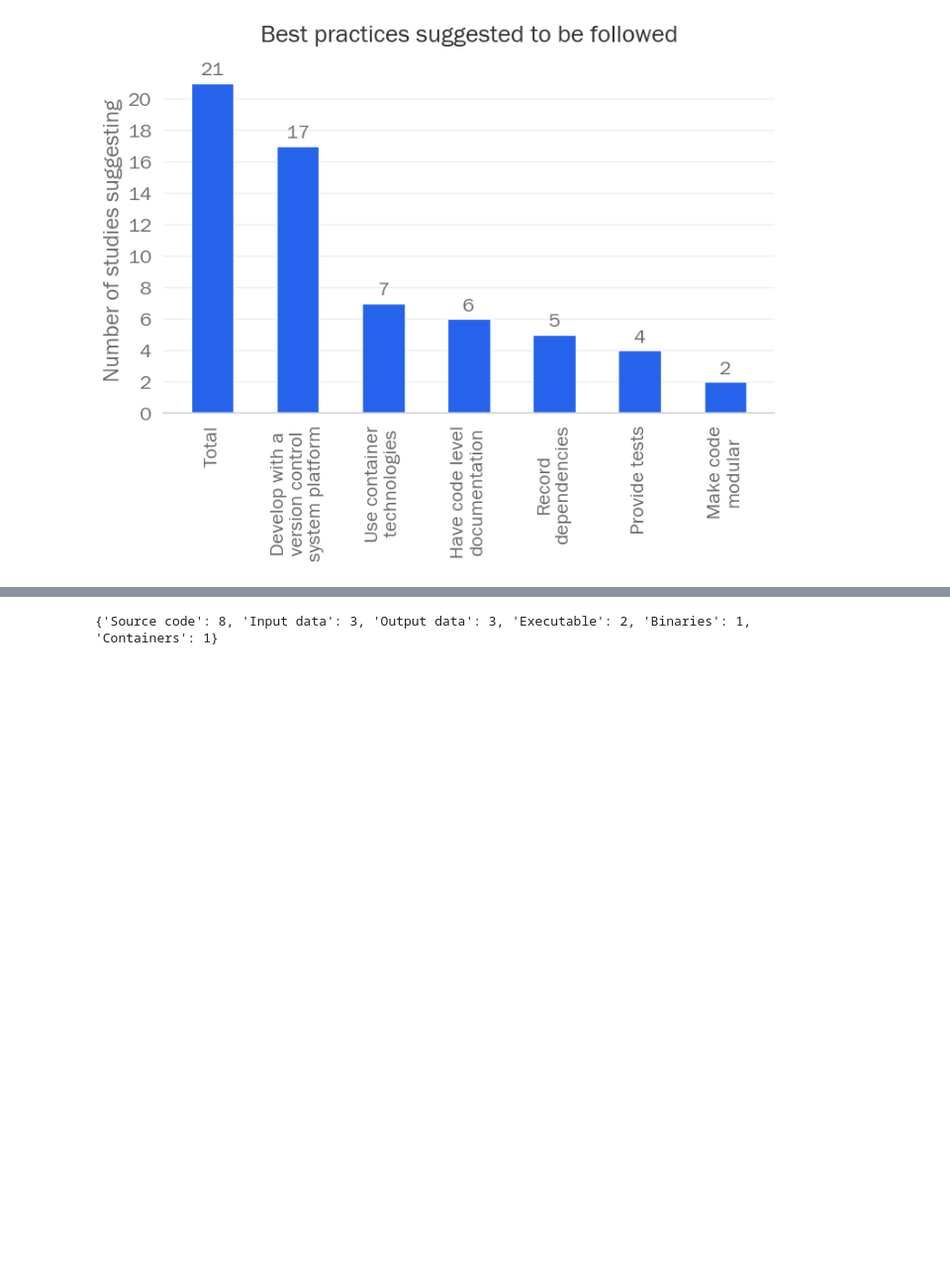
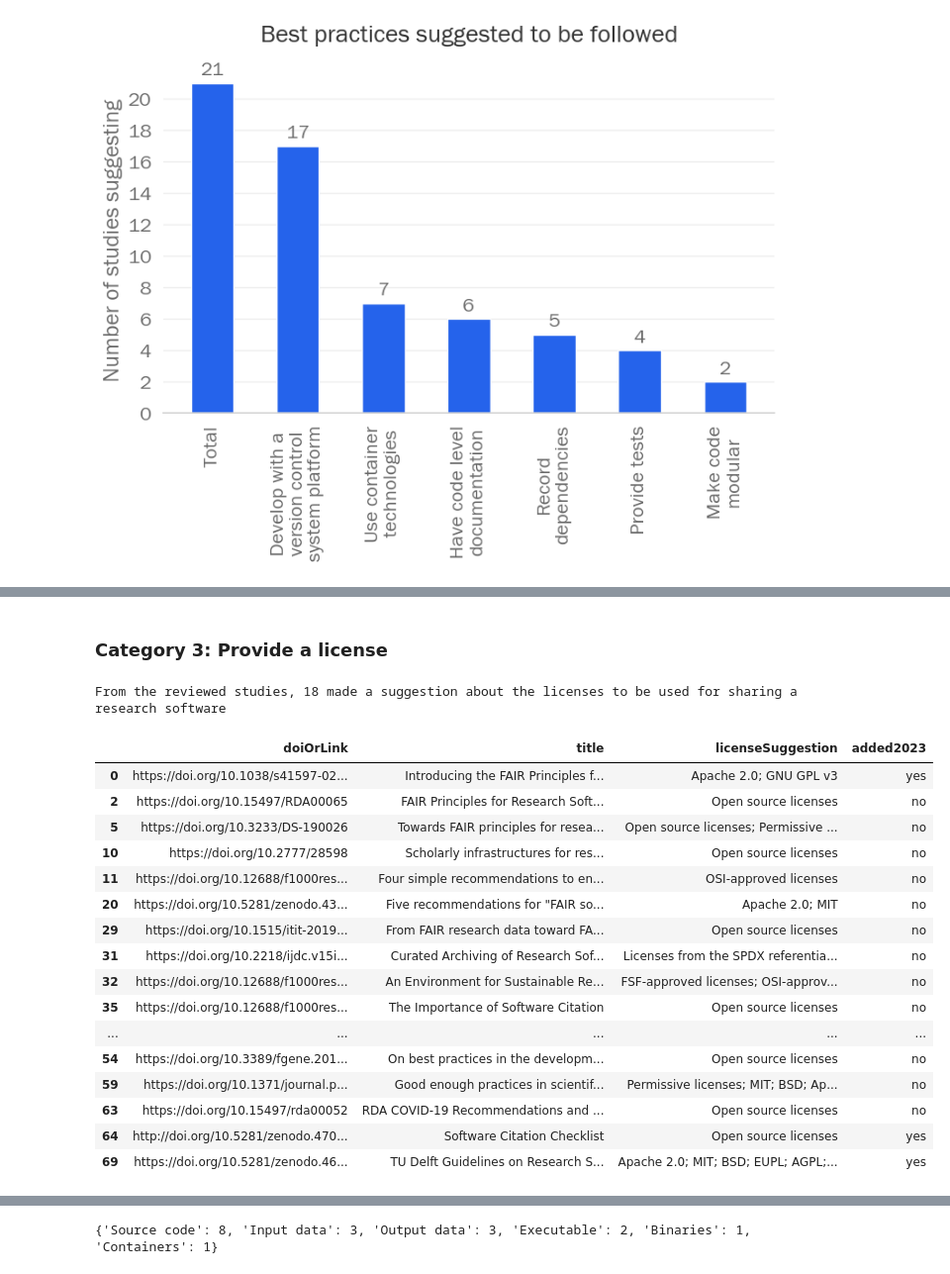
Before and after one commit to FAIR-BioRS/Code, a Jupyter notebook: main.ipynb, the cells around one changed output, grey strips where cells are left out. Shown at 99% size. Cells and saved outputs as stored; diff of their text form; code cells hidden in the pictures; blank space fills up the shorter version.

```diff
--- a/main.ipynb
+++ b/main.ipynb
@@ -471,0 +744,31 @@ From the reviewed studies, 11 made a suggestion about resources to help with doc
+# %% [markdown]
+### Category 3: Provide a license
+# %%
+# Number of studies
+df_sub = df[["doiOrLink", "title", "licenseSuggestion", "added2023"]].dropna()
+total_studies = len(df_sub)
+print(
+    "From the reviewed studies, "
+    + str(total_studies)
+    + " made a suggestion about the licenses to be used for sharing a research software"
+)
+display(df_sub)
+# %% [output]
+From the reviewed studies, 18 made a suggestion about the licenses to be used for sharing a research software
+|  | doiOrLink | title | licenseSuggestion | added2023 |
+| 0 | https://doi.org/10.1038/s41597-02... | Introducing the FAIR Principles f... | Apache 2.0; GNU GPL v3 | yes |
+| 2 | https://doi.org/10.15497/RDA00065 | FAIR Principles for Research Soft... | Open source licenses | no |
+| 5 | https://doi.org/10.3233/DS-190026 | Towards FAIR principles for resea... | Open source licenses; Permissive ... | no |
+| 10 | https://doi.org/10.2777/28598 | Scholarly infrastructures for res... | Open source licenses | no |
+| 11 | https://doi.org/10.12688/f1000res... | Four simple recommendations to en... | OSI-approved licenses | no |
+| 20 | https://doi.org/10.5281/zenodo.43... | Five recommendations for "FAIR so... | Apache 2.0; MIT | no |
+| 29 | https://doi.org/10.1515/itit-2019... | From FAIR research data toward FA... | Open source licenses | no |
+| 31 | https://doi.org/10.2218/ijdc.v15i... | Curated Archiving of Research Sof... | Licenses from the SPDX referentia... | no |
+| 32 | https://doi.org/10.12688/f1000res... | An Environment for Sustainable Re... | FSF-approved licenses; OSI-approv... | no |
+| 35 | https://doi.org/10.12688/f1000res... | The Importance of Software Citation | Open source licenses | no |
+| ... | ... | ... | ... | ... |
+| 54 | https://doi.org/10.3389/fgene.201... | On best practices in the developm... | Open source licenses | no |
+| 59 | https://doi.org/10.1371/journal.p... | Good enough practices in scientif... | Permissive licenses; MIT; BSD; Ap... | no |
+| 63 | https://doi.org/10.15497/rda00052 | RDA COVID-19 Recommendations and ... | Open source licenses | no |
+| 64 | http://doi.org/10.5281/zenodo.470... | Software Citation Checklist | Open source licenses | yes |
+| 69 | https://doi.org/10.5281/zenodo.46... | TU Delft Guidelines on Research S... | Apache 2.0; MIT; BSD; EUPL; AGPL;... | yes |
```
Also changed, not shown: parts of 46 cells of this notebook, 9 other files.
